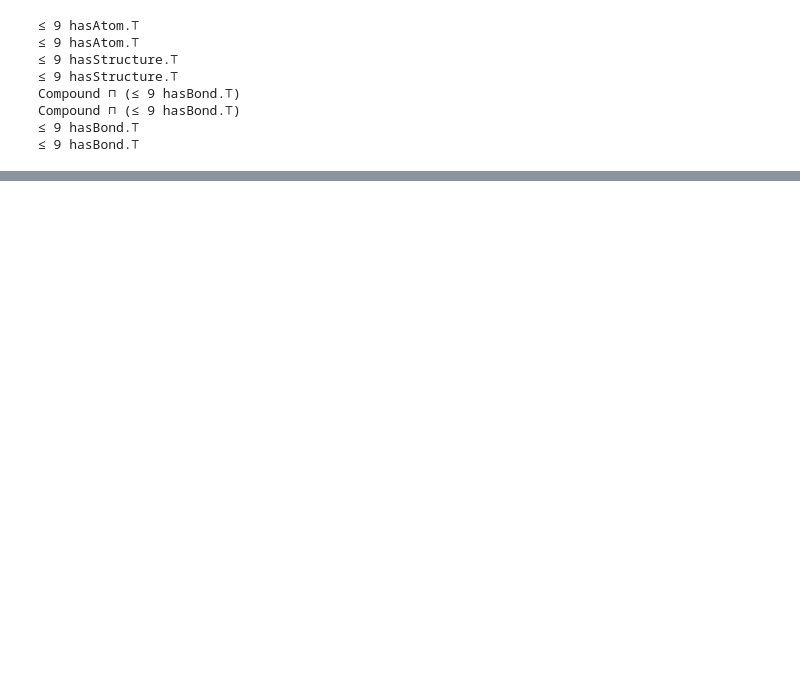
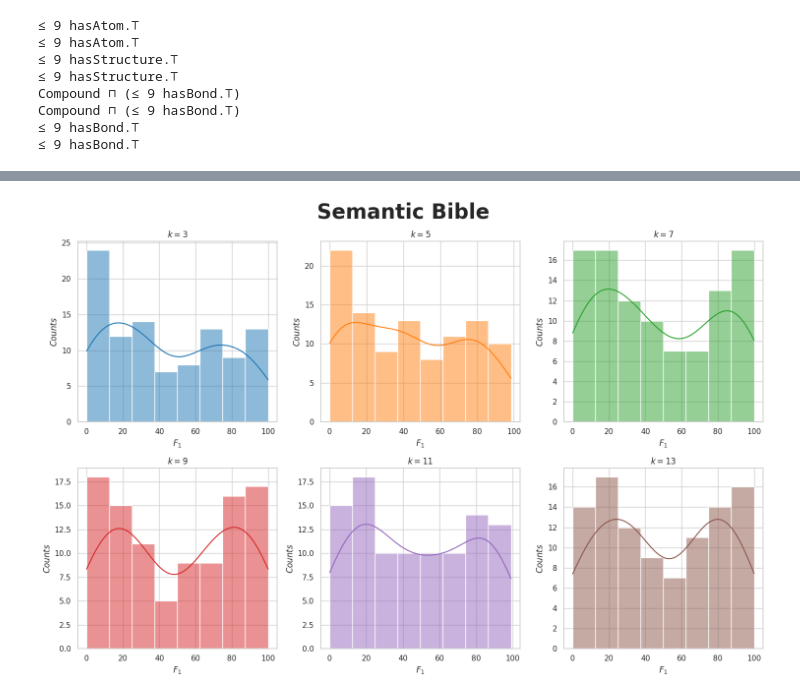
Before and after one commit to dice-group/ROCES, a Jupyter notebook: active_learning.ipynb, the cells around one changed output, grey strips where cells are left out. Saved outputs shown, nothing was run; the diff lists cells and outputs as text; code cells hidden in the pictures; blank space fills up the shorter version.

```diff
--- a/active_learning.ipynb
+++ b/active_learning.ipynb
@@ -424,0 +518,4 @@ Compound ⊓ (≤ 9 hasBond.⊤)
+# %%
+plot_results(results, kb_name="semantic_bible")
+# %% [output]
+[figure, added]
```
Also changed, not shown: parts of 25 cells of this notebook, 8 other files.
